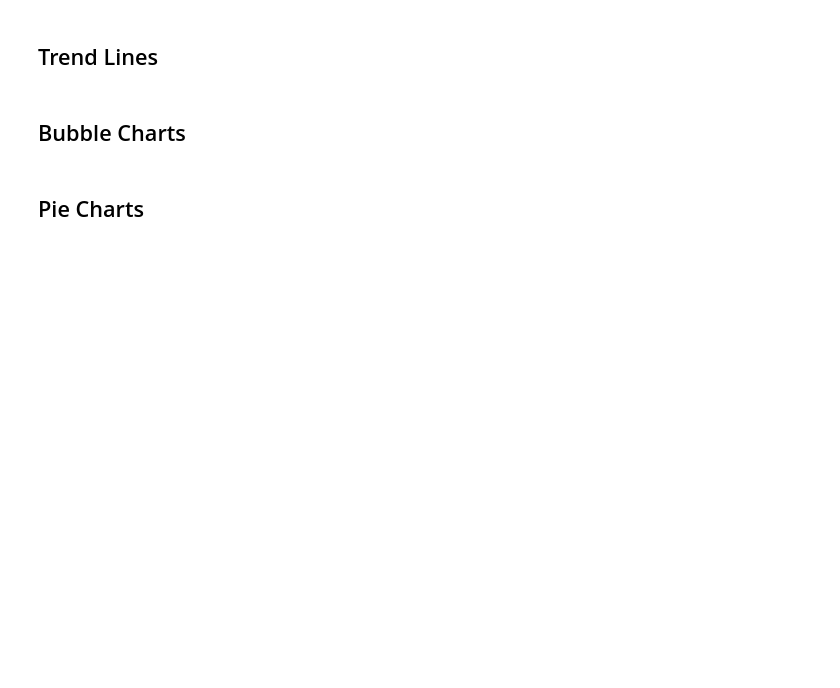
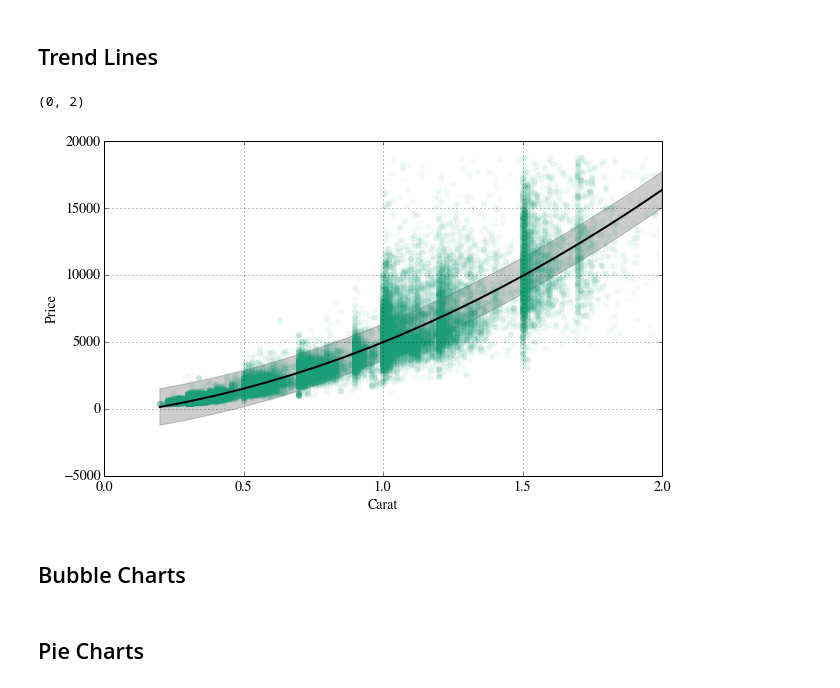
Before and after one commit to cs109/content, a Jupyter notebook: lec_03_statistical_graphs.ipynb, the cells around one changed output. Drawn from its saved outputs; the diff is of its cells as text; code cells hidden in the pictures; blank space fills up the shorter version.

```diff
--- a/lec_03_statistical_graphs.ipynb
+++ b/lec_03_statistical_graphs.ipynb
@@ -89,5 +118,29 @@ plt.xlabel('1995-2005 Change in HS graduation rate')
 # %% [markdown]
 ## Trend Lines
+# %%
+# the raw data
+x = diamonds.carat[diamonds.carat < 2]
+y = diamonds.price[diamonds.carat < 2]
+plt.plot(x, y, 'o', mec='none', alpha=.05)
+
+#fit and overplot a 2nd order polynomial
+params = np.polyfit(x, y, 2)
+xp = np.linspace(x.min(), 2, 20)
+yp = np.polyval(params, xp)
+plt.plot(xp, yp, 'k')
+
+#overplot an error band
+sig = np.std(y - np.polyval(params, x))
+plt.fill_between(xp, yp - sig, yp + sig,
+                 color='k', alpha=0.2)
+
+plt.grid()
+plt.xlabel("Carat")
+plt.ylabel("Price")
+plt.xlim(0, 2)
+# %% [output]
+(0, 2)
+[figure, added]
 # %% [markdown]
 ## Bubble Charts
 # %% [markdown]
```
Also changed, not shown: parts of 5 cells of this notebook.
